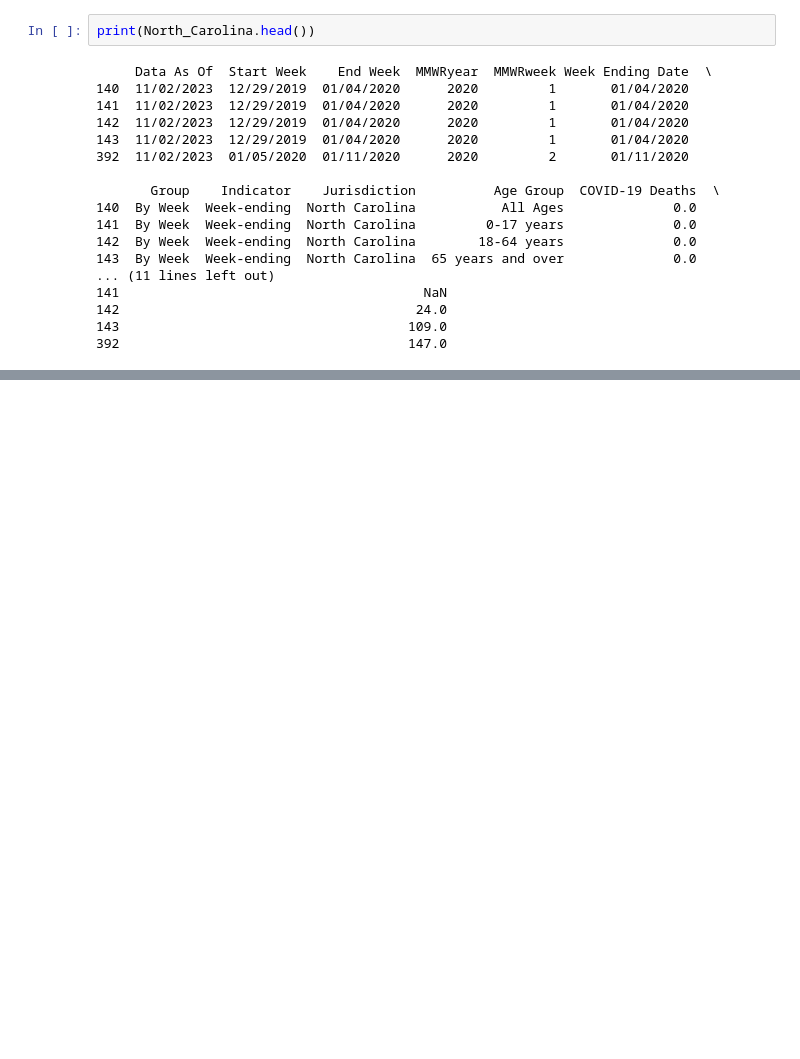
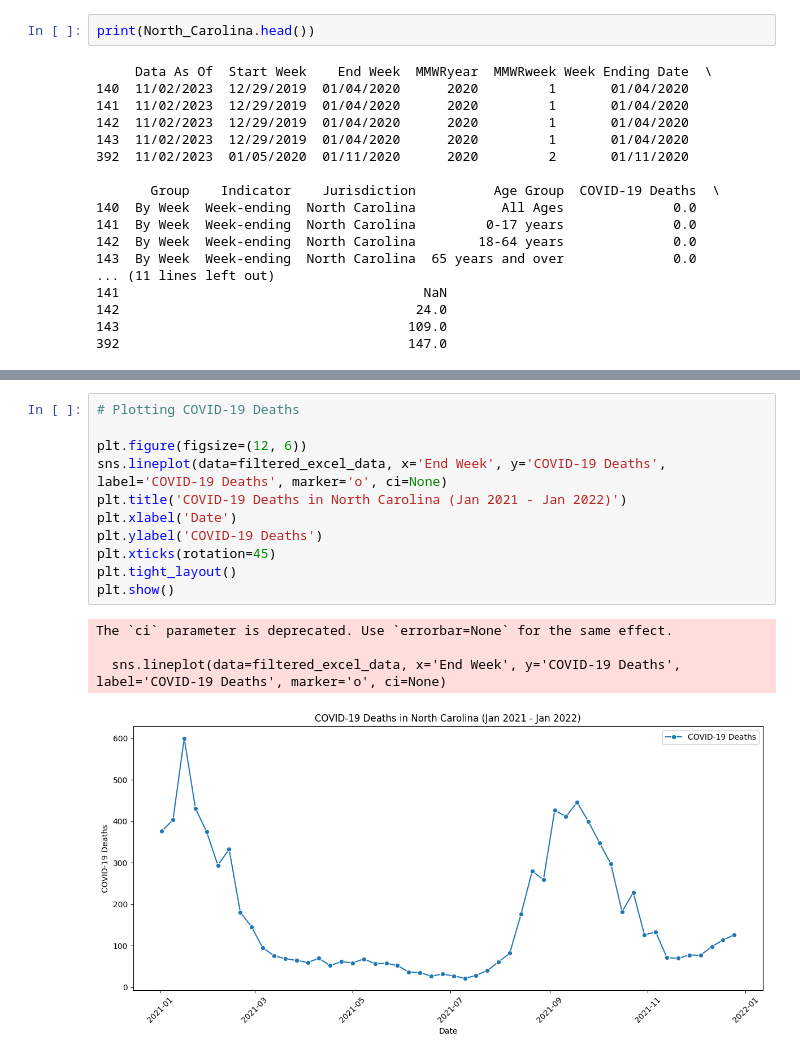
Before and after one commit to kensho-pilkey/CDC, a Jupyter notebook: Testing.ipynb, the cells around one changed output, grey strips where cells are left out. Drawn from its saved outputs; the diff is of its cells as text; blank space fills up the shorter version.

```diff
--- a/Testing.ipynb
+++ b/Testing.ipynb
@@ -53,0 +187,16 @@ type
+# %%
+# Plotting COVID-19 Deaths
+
+plt.figure(figsize=(12, 6))
+sns.lineplot(data=filtered_excel_data, x='End Week', y='COVID-19 Deaths', label='COVID-19 Deaths', marker='o', ci=None)
+plt.title('COVID-19 Deaths in North Carolina (Jan 2021 - Jan 2022)')
+plt.xlabel('Date')
+plt.ylabel('COVID-19 Deaths')
+plt.xticks(rotation=45)
+plt.tight_layout()
+plt.show()
+# %% [output]
+The `ci` parameter is deprecated. Use `errorbar=None` for the same effect.
+
+  sns.lineplot(data=filtered_excel_data, x='End Week', y='COVID-19 Deaths', label='COVID-19 Deaths', marker='o', ci=None)
+[figure, added]
```
Also changed, not shown: parts of 14 cells of this notebook.
